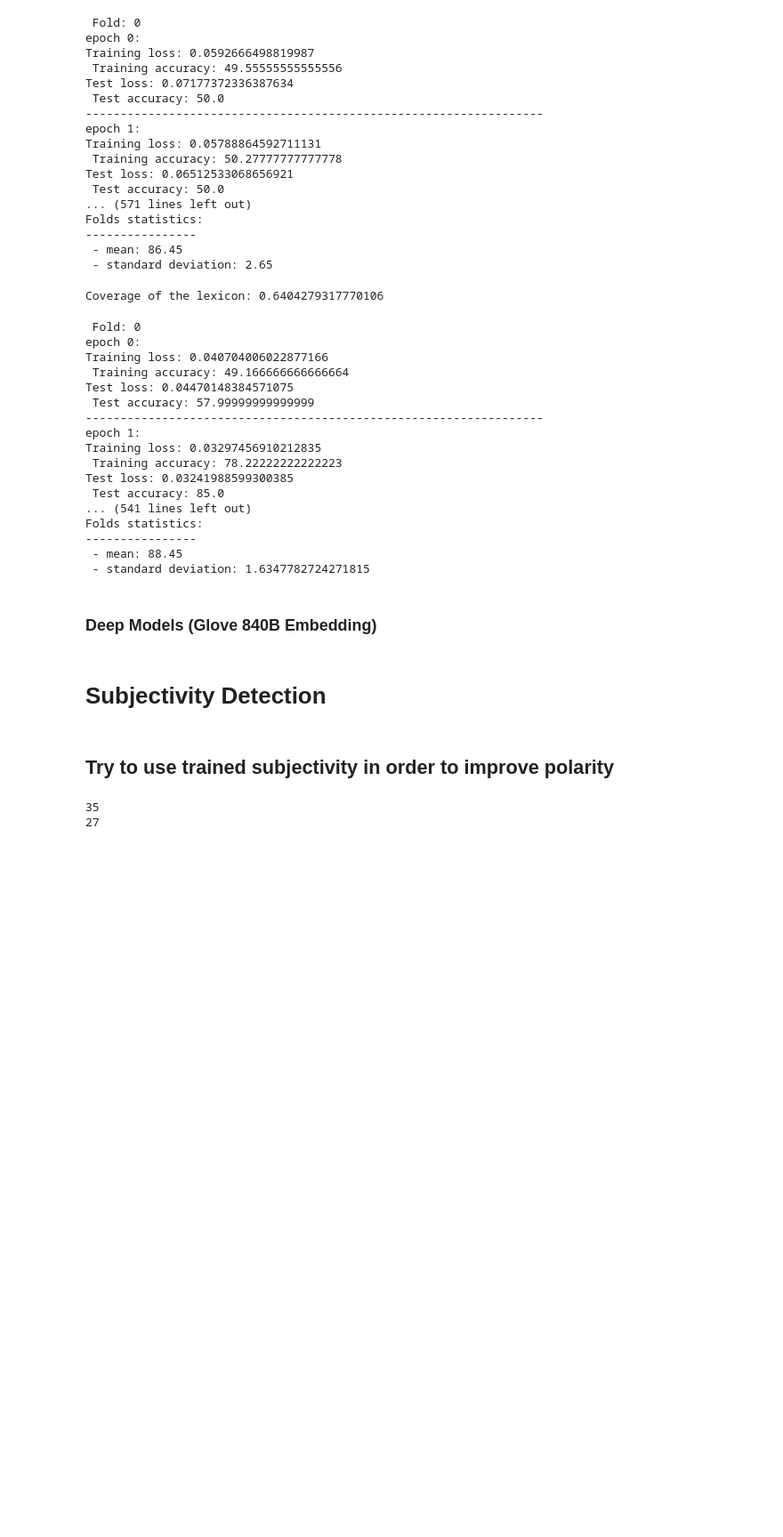
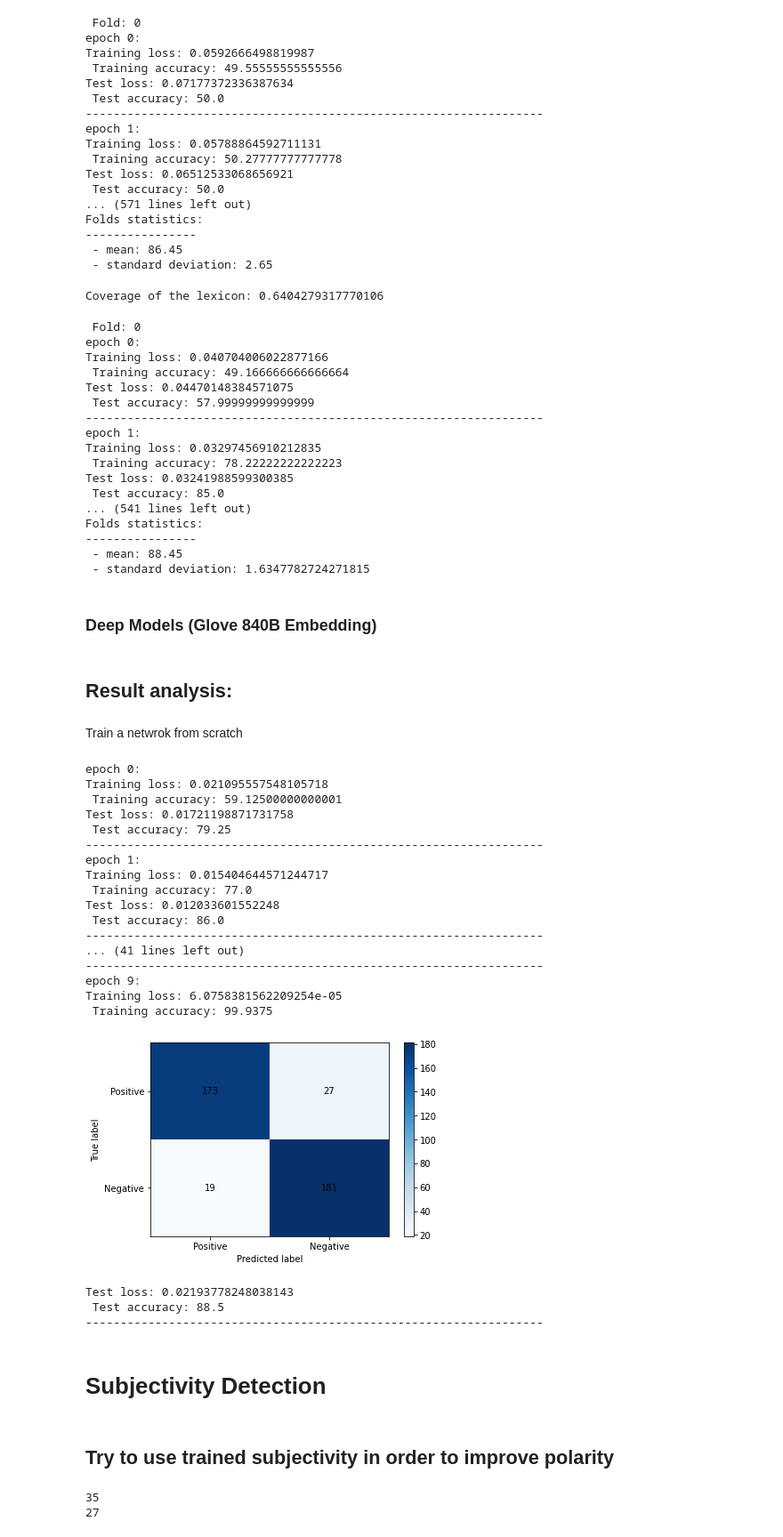
Before and after one commit to Zinni98/Sentiment-analysis-project, a Jupyter notebook: project.ipynb, the cells around one changed output. Shown at 89% size. Saved outputs shown, nothing was run; the diff lists cells and outputs as text; code cells hidden in the pictures; blank space fills up the shorter version.

```diff
--- a/project.ipynb
+++ b/project.ipynb
@@ -1213,7 +1232,7 @@ from torch.optim import RAdam
 import torch.nn as nn
 from torch.optim.lr_scheduler import ExponentialLR
 
-def main(train_loader, test_loader, embedding_matrix, device = "cuda", epochs = 10):
+def main(train_loader, test_loader, embedding_matrix, device = "cuda", epochs = 10, net = None):
   """
   Train and evaluate a BiLSTMAttention model on a given dataset.
 
@@ -1235,7 +1254,10 @@ def main(train_loader, test_loader, embedding_matrix, device = "cuda", epochs =
   float
     The test accuracy of the trained model.
   """
-  net = BiLSTMAttention(embedding_matrix, device = device, input_size=300).to(device)
+  if net == None:
+    net = BiLSTMAttention(embedding_matrix, device = device, input_size=300).to(device)
+  else:
+    net = net.to(device)
 
   optimizer = Adam(net.parameters(), 0.001, betas = (0.9, 0.999), amsgrad=True)
 
@@ -2603,3 +2628,58 @@ LBSA_dataset = MovieReviewsDatasetLBSA(LBSA_corpus)
 
 mean, std = main_cross_validation(main_LBSA, LBSA_dataset, LBSA_embedding_matrix, collateLBSA, epochs = 10, batch_size=32)
 print(f"Folds statistics:\n----------------\n - mean: {mean} \n - standard deviation: {std}")
+# %% [markdown]
+## Result analysis:
+# %% [markdown]
+Train a netwrok from scratch
+# %%
+mr_pipeline = Pipeline(UnderscoreRemover(),
+                       CharacterRepetitionRemover(),
+                       ApostrophesMerger(),
+                       ContractionCleaner(),
+                       SpecialCharsCleaner(),
+                       ShallowObjectiveSentsRemover()
+                      )
+mr_corpus = MovieReviewsCorpus(mr_pipeline)
+mr_embedding_matrix = mr_corpus.get_embedding_matrix(global_vectors, 300)
+mr_dataset = MovieReviewsDataset(mr_corpus.get_indexed_corpus())
+# %%
+if torch.cuda.is_available():
+  device = 'cuda'
+train_indexes = [i*1000 + j for i in range(2) for j in range(800)]
+test_indexes = [i*1000 + j for i in range(2) for j in range(800,1000)]
+
+
+train_sampler = SubsetRandomSampler(train_indexes)
+test_sampler = SubsetRandomSampler(test_indexes)
+
+train_loader = DataLoader(mr_dataset, batch_size = 32, sampler = train_sampler,
+                          collate_fn = collate, pin_memory=True)
+test_loader = DataLoader(mr_dataset, batch_size = 32, sampler = test_sampler,
+                        collate_fn = collate, pin_memory = True)
+
+# Important that we keep a trained network
+net = BiLSTMAttention(mr_embedding_matrix)
+test_accuracy = main(train_loader, test_loader, mr_embedding_matrix, device, 10, net)
+# %% [output]
+epoch 0:
+Training loss: 0.021095557548105718
+ Training accuracy: 59.12500000000001
+Test loss: 0.01721198871731758
+ Test accuracy: 79.25
+------------------------------------------------------------------
+epoch 1:
+Training loss: 0.015404644571244717
+ Training accuracy: 77.0
+Test loss: 0.012033601552248
+ Test accuracy: 86.0
+------------------------------------------------------------------
+... (41 lines left out)
+------------------------------------------------------------------
+epoch 9:
+Training loss: 6.0758381562209254e-05
+ Training accuracy: 99.9375
+[figure, added]
+Test loss: 0.02193778248038143
+ Test accuracy: 88.5
+------------------------------------------------------------------
```
Also changed, not shown: parts of 6 cells of this notebook.
